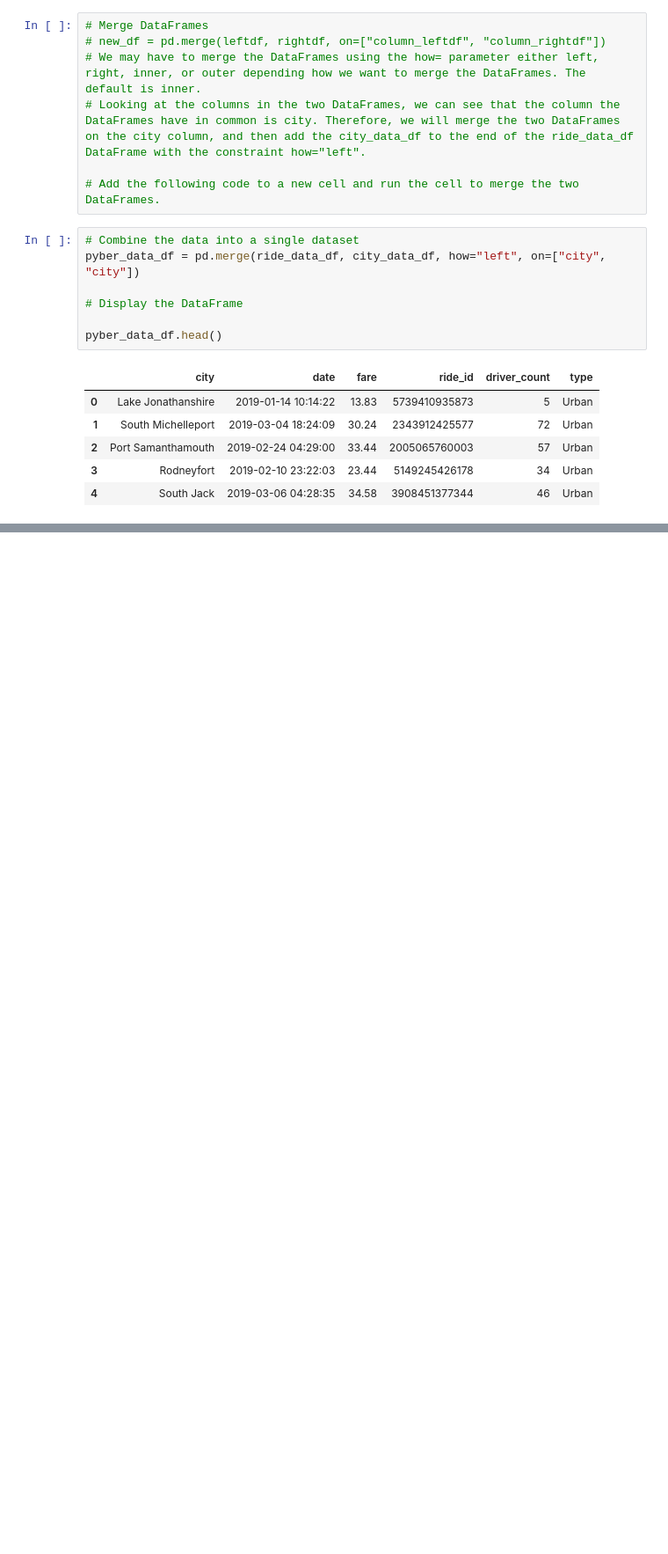
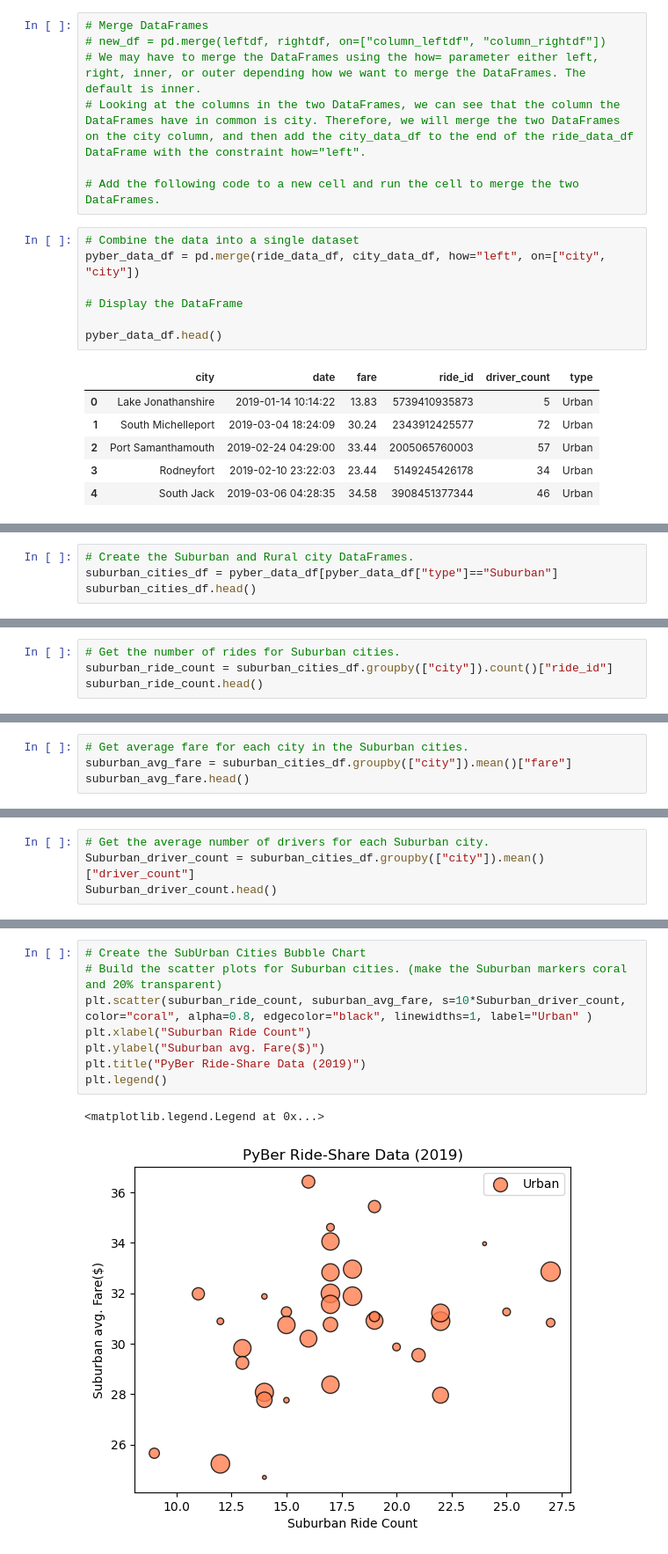
Before and after one commit to fareenamughal/PyBer_Analysis, a Jupyter notebook: PyBer..ipynb, the cells around one changed output, grey strips where cells are left out. Shown at 88% size. Saved outputs shown, nothing was run; the diff lists cells and outputs as text; blank space fills up the shorter version.

```diff
--- a/PyBer..ipynb
+++ b/PyBer..ipynb
@@ -178,0 +205,4 @@ pyber_data_df.head()
+# %%
+# Create the Suburban and Rural city DataFrames.
+suburban_cities_df = pyber_data_df[pyber_data_df["type"]=="Suburban"]
+suburban_cities_df.head()
@@ -178,0 +246,4 @@ pyber_data_df.head()
+# %%
+# Get the number of rides for Suburban cities.
+suburban_ride_count = suburban_cities_df.groupby(["city"]).count()["ride_id"]
+suburban_ride_count.head()
@@ -178,0 +282,4 @@ pyber_data_df.head()
+# %%
+# Get average fare for each city in the Suburban cities.
+suburban_avg_fare = suburban_cities_df.groupby(["city"]).mean()["fare"]
+suburban_avg_fare.head()
@@ -178,0 +319,4 @@ pyber_data_df.head()
+# %%
+# Get the average number of drivers for each Suburban city.
+Suburban_driver_count = suburban_cities_df.groupby(["city"]).mean()["driver_count"]
+Suburban_driver_count.head()
@@ -178,0 +354,11 @@ pyber_data_df.head()
+# %%
+# Create the SubUrban Cities Bubble Chart
+# Build the scatter plots for Suburban cities. (make the Suburban markers coral and 20% transparent)
+plt.scatter(suburban_ride_count, suburban_avg_fare, s=10*Suburban_driver_count, color="coral", alpha=0.8, edgecolor="black", linewidths=1, label="Urban" )
+plt.xlabel("Suburban Ride Count")
+plt.ylabel("Suburban avg. Fare($)")
+plt.title("PyBer Ride-Share Data (2019)")
+plt.legend()
+# %% [output]
+<matplotlib.legend.Legend at 0x...>
+[figure, added]
```
Also changed, not shown: parts of 18 cells of this notebook.
